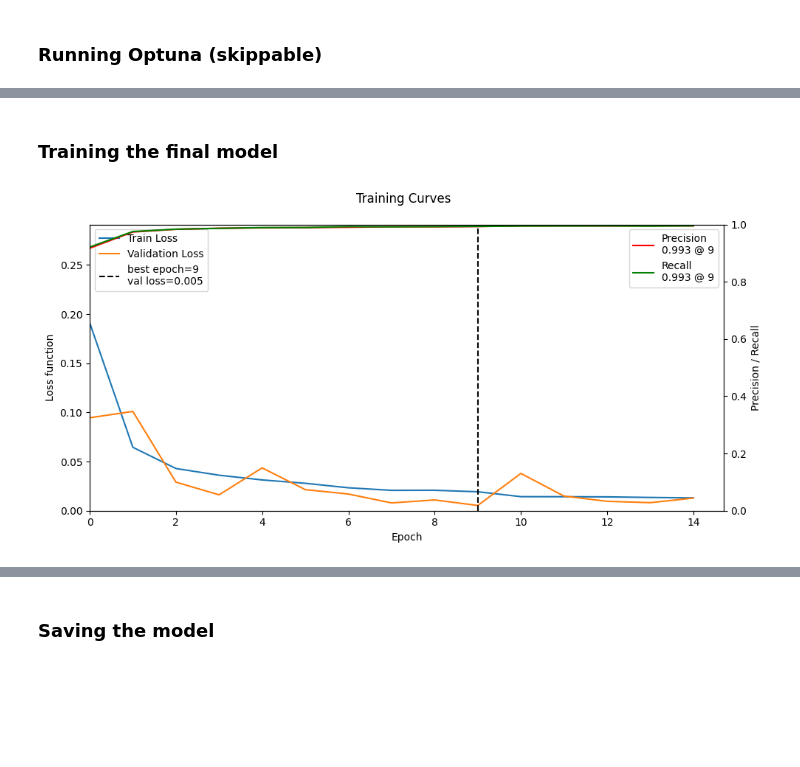
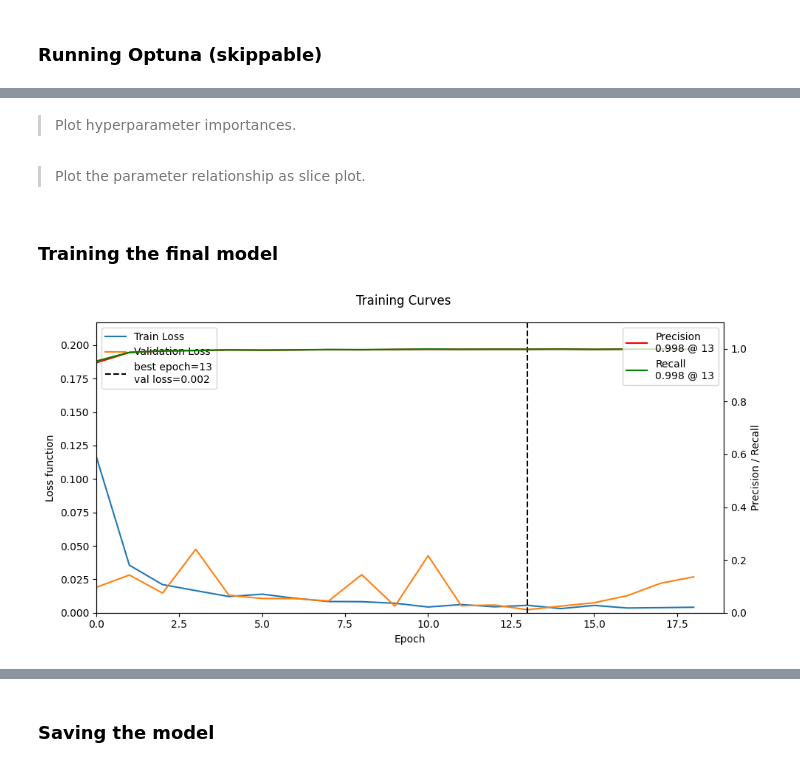
Before and after one commit to aayamrajshakya/Driver_Drowsiness_Detection, a Jupyter notebook: trained.ipynb, the cells around one changed output, grey strips where cells are left out. Drawn from its saved outputs; the diff is of its cells as text; code cells hidden in the pictures; blank space fills up the shorter version.

Commit message:
Notebook with final trained results for Kaggle dataset

```diff
--- a/trained.ipynb
+++ b/trained.ipynb
@@ -133,7 +133,8 @@ for images, labels in train_rsc.take(1):
 # %% [markdown]
 ### Stacking models
 # %%
-def stacked_model(input_shape=[IMG_SIZE, IMG_SIZE, 3], LEARNING_RATE=0.0001, DROPOUT_RATE=0.2):
+def stacked_model(input_shape=[IMG_SIZE, IMG_SIZE, 3], LEARNING_RATE=0.0001, HDN1=1024, HDN2=512, HDN3=256,
+                  DROP1=0.2, DROP2=0.2, DROP3=0.2, ACTIVATION='relu'):
 
     d_net = tf.keras.applications.DenseNet121(include_top=False, weights='imagenet', input_shape=input_shape)
     e_net = tf.keras.applications.EfficientNetV2B2(include_top=False, weights='imagenet', input_shape=input_shape)
@@ -154,17 +155,17 @@ def stacked_model(input_shape=[IMG_SIZE, IMG_SIZE, 3], LEARNING_RATE=0.0001, DRO
     combined_outputs = tf.keras.layers.concatenate([d_net_gap, e_net_gap, m_net_gap])
 
     # Custom layers
-    stacked_1 = tf.keras.layers.Dense(1024, activation='relu')(combined_outputs)
+    stacked_1 = tf.keras.layers.Dense(HDN1, activation=ACTIVATION)(combined_outputs)
     stacked_1 = tf.keras.layers.BatchNormalization()(stacked_1)
-    stacked_1 = tf.keras.layers.Dropout(DROPOUT_RATE)(stacked_1)
+    stacked_1 = tf.keras.layers.Dropout(DROP1)(stacked_1)
 
-    stacked_2 = tf.keras.layers.Dense(512, activation='relu')(stacked_1)
+    stacked_2 = tf.keras.layers.Dense(HDN2, activation=ACTIVATION)(stacked_1)
     stacked_2 = tf.keras.layers.BatchNormalization()(stacked_2)
-    stacked_2 = tf.keras.layers.Dropout(DROPOUT_RATE)(stacked_2)
+    stacked_2 = tf.keras.layers.Dropout(DROP2)(stacked_2)
 
-    stacked_3 = tf.keras.layers.Dense(256, activation='relu')(stacked_2)
+    stacked_3 = tf.keras.layers.Dense(HDN3, activation=ACTIVATION)(stacked_2)
     stacked_3 = tf.keras.layers.BatchNormalization()(stacked_3)
-    stacked_3 = tf.keras.layers.Dropout(DROPOUT_RATE)(stacked_3)
+    stacked_3 = tf.keras.layers.Dropout(DROP3)(stacked_3)
 
     out = tf.keras.layers.Dense(1, activation='sigmoid')(stacked_3)
 
@@ -226,7 +227,7 @@ class TrainingCurveCallback(tf.keras.callbacks.Callback):
         ax2.plot(precision_scores, label=f'Precision\n{precision_scores[best_epoch]:.3f} @ {best_epoch}', color='red')
         ax2.plot(recall_scores, label=f'Recall\n{recall_scores[best_epoch]:.3f} @ {best_epoch}', color='green')
         ax2.set_ylabel('Precision / Recall')
-        ax2.set_ylim(0, 1)
+        ax2.set_ylim(0, 1.1) # add some padding
         ax2.legend(loc='upper right')
         plt.tight_layout()
         plt.show()
@@ -365,5 +286,8 @@ Epoch 9/100
 # %%
-# Get the best trial's value and hyperparameters
-best_val = study.best_value; best_params = study.best_params
-print(f'Best value: {best_val}\nBest hyperparameters found: {best_params}')
+# Print the best trial's value and hyperparameters
+print(f'Best value: {study.best_value}\nBest hyperparameters found: {study.best_params}')
+
+# Save the best hyperparameters to a file
+with open('best_hyperparameters.yaml', 'w') as f:
+    yaml.dump(study.best_params, f)
 # %% [output]
@@ -372,4 +295,0 @@ Best hyperparameters found: {'LEARNING_RATE': 0.0010756662967040516, 'DROPOUT_RA
-# %%
-# Save the best hyperparameters to a file
-with open('best_hyperparameters.yaml', 'w') as f:
-    yaml.dump(best_params, f)
@@ -375,0 +304,2 @@ with open('best_hyperparameters.yaml', 'w') as f:
+# %% [markdown]
+> Plot hyperparameter importances.
@@ -375,0 +308,2 @@ with open('best_hyperparameters.yaml', 'w') as f:
+# %% [markdown]
+> Plot the parameter relationship as slice plot.
@@ -376,12 +312,18 @@ with open('best_hyperparameters.yaml', 'w') as f:
 # %% [markdown]
 ### Training the final model
 # %%
+# Loading the stored hyperparameters in case I am not rerunning Optuna and want to train with previously saved values
+with open('best_hyperparameters.yaml', 'r') as f:
+    best_params = yaml.full_load(f)
+
 # Load the ensemble model again
-ensemble_model = stacked_model(LEARNING_RATE=best_params['LEARNING_RATE'], DROPOUT_RATE=best_params['DROPOUT_RATE'])
+ensemble_model = stacked_model(LEARNING_RATE=best_params['LEARNING_RATE'], HDN1=best_params['HDN1'], HDN2=best_params['HDN2'],
+                               HDN3=best_params['HDN3'], DROP1=best_params['DROP1'], DROP2=best_params['DROP2'],
+                               DROP3=best_params['DROP3'], ACTIVATION=best_params['ACTIVATION'])
 
 # If you want to skip Optuna, simply comment out the line above and uncomment the line below
 # ensemble_model = stacked_model(LEARNING_RATE=0.0001, DROPOUT_RATE=0.2)
 
 history = ensemble_model.fit(train_rsc, validation_data=val_rsc, epochs=NUM_EPOCHS, callbacks=[early_stopping, reduce_lr, TrainingCurveCallback()])
 # %% [output]
-[figure, old version]
+[figure, new version]
```
Also changed, not shown: parts of 18 cells of this notebook, 1 other file.
